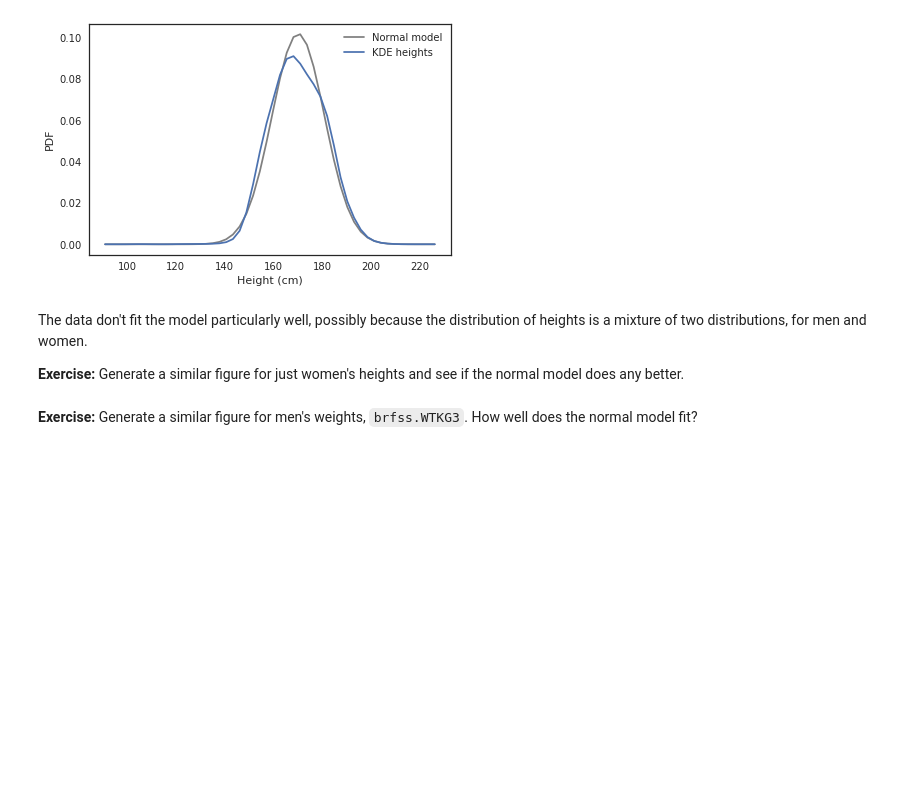
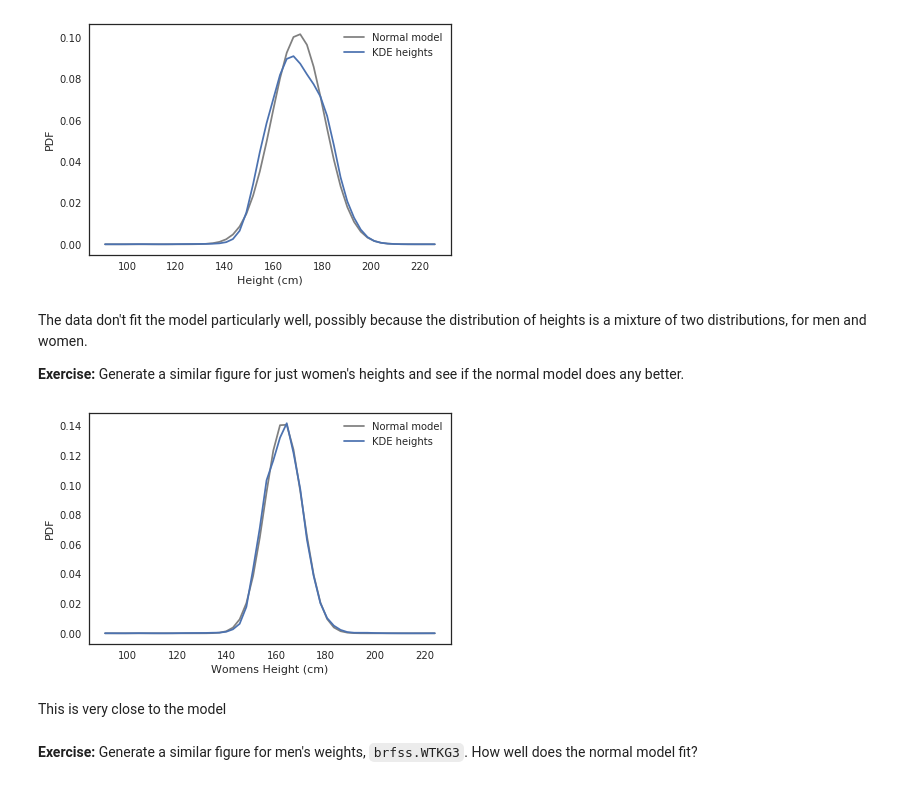
Before and after one commit to ejprice54321/ThinkStats2, a Jupyter notebook: homeworks/homework02.ipynb, the cells around one changed output. Drawn from its saved outputs; the diff is of its cells as text; code cells hidden in the pictures; blank space fills up the shorter version.

```diff
--- a/homeworks/homework02.ipynb
+++ b/homeworks/homework02.ipynb
@@ -409,2 +397,29 @@ The data don't fit the model particularly well, possibly because the distributio
+# %%
+women = brfss['SEX'] == 2
+women_heights = brfss.HTM4[women]
+
+kde = gaussian_kde(women_heights.dropna(), bw_method=0.3)
+
+xs = np.linspace(women_heights.min(), women_heights.max())
+
+ds = kde.evaluate(xs)
+ds /= ds.sum()
+
+mean = women_heights.mean()
+std = women_heights.std()
+
+normal_pdf = thinkstats2.NormalPdf(mean, std)
+
+ps = normal_pdf.Density(xs)
+ps /= ps.sum()
+
+plt.plot(xs, ps, color='gray', label='Normal model')
+plt.plot(xs, ds, label='KDE heights')
+
+decorate(xlabel='Womens Height (cm)', ylabel='PDF')
+# %% [output]
+[figure, added]
+# %% [markdown]
+This is very close to the model
 # %% [markdown]
 **Exercise:** Generate a similar figure for men's weights, `brfss.WTKG3`.  How well does the normal model fit?
```
Also changed, not shown: parts of 35 cells of this notebook.
